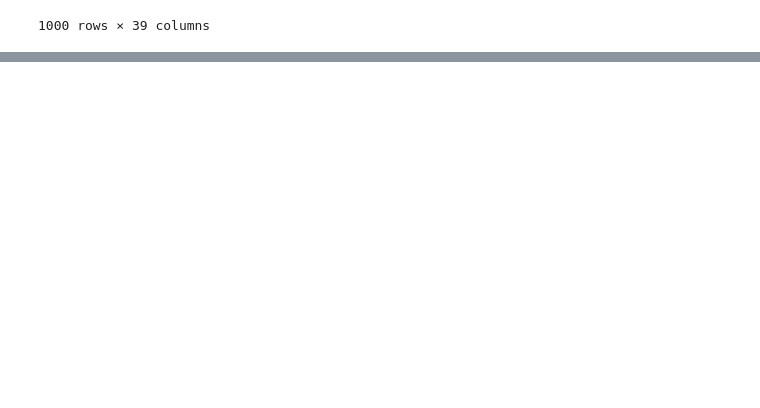
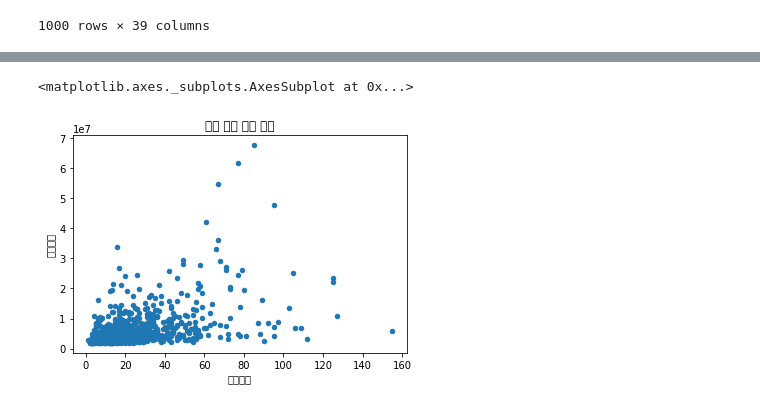
Before and after one commit to enosung/ubion, a Jupyter notebook: 유비온_2번째주_수업02(01월02일~01월09일).ipynb, the cells around one changed output, grey strips where cells are left out. Saved outputs shown, nothing was run; the diff lists cells and outputs as text; code cells hidden in the pictures; blank space fills up the shorter version.

```diff
--- a/유비온_2번째주_수업02(01월02일~01월09일).ipynb
+++ b/유비온_2번째주_수업02(01월02일~01월09일).ipynb
@@ -688,0 +557,6 @@ df
+# %%
+x = pd.DataFrame(x)
+# %%
+y = pd.DataFrame(y)
+# %%
+x = pd.DataFrame(x)
@@ -688,0 +611,3 @@ df
+# %%
+xy_merge = y.merge(x)
+xy_merge
@@ -688,0 +628,5 @@ df
+# %%
+xy_merge.plot.scatter(x = "방문빈도", y = "총매출액", title = "방문 총매 금액 빈도")
+# %% [output]
+<matplotlib.axes._subplots.AxesSubplot at 0x...>
+[figure, added]
```
Also changed, not shown: parts of 82 cells of this notebook.
